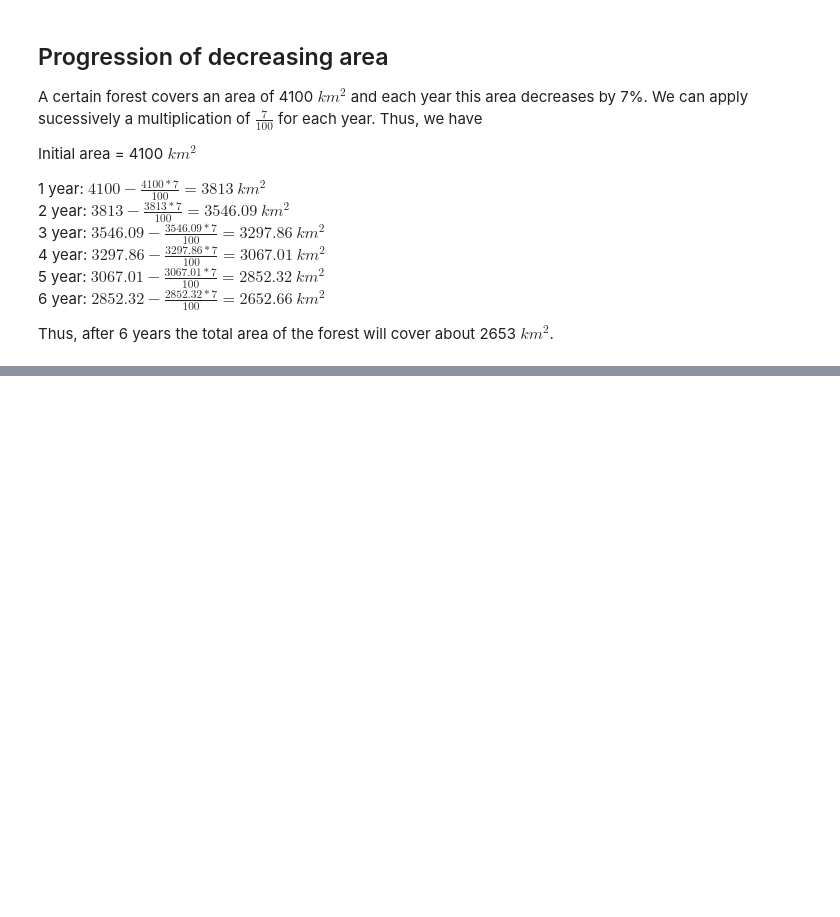
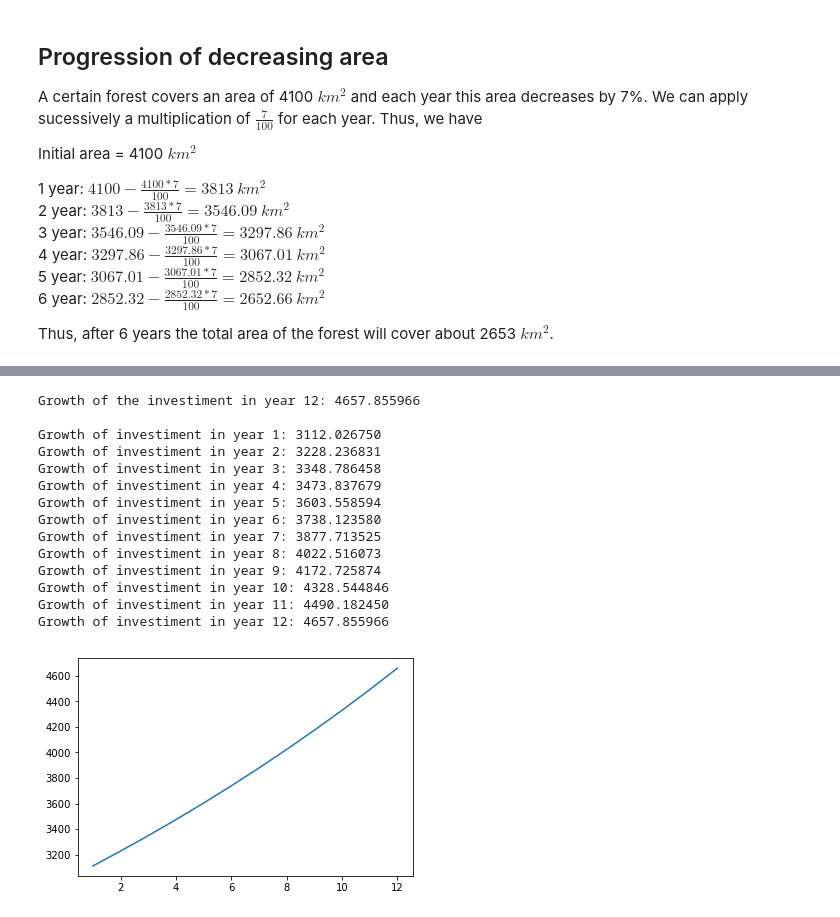
Before and after one commit to rogergranada/MOOCs, a Jupyter notebook: edX/ASUx/MAT170x/KnowledgeCheck.ipynb, the cells around one changed output, grey strips where cells are left out. Saved outputs shown, nothing was run; the diff lists cells and outputs as text; code cells hidden in the pictures; blank space fills up the shorter version.

```diff
--- a/edX/ASUx/MAT170x/KnowledgeCheck.ipynb
+++ b/edX/ASUx/MAT170x/KnowledgeCheck.ipynb
@@ -290,0 +384,39 @@ $
+# %%
+# data received by the question
+P = 3000
+n = 2
+r = 3.7/100
+
+# calculating the value of A for each year
+t, A = 0, 0
+while A < 4500:
+    t += 1
+    A = 3000*((1+(r/n))**(n*t))
+print 'Growth of the investiment in year %d: %f' % (t, A)
+print
+vyear, vA = [], []
+for year in range(1, t+1):
+    A = 3000*((1+(r/n))**(n*year))
+    print 'Growth of investiment in year %d: %f' % (year, A)
+    vyear.append(year)
+    vA.append(A)
+
+plt.clf()
+plt.plot(vyear, vA)
+plt.show()
+# %% [output]
+Growth of the investiment in year 12: 4657.855966
+
+Growth of investiment in year 1: 3112.026750
+Growth of investiment in year 2: 3228.236831
+Growth of investiment in year 3: 3348.786458
+Growth of investiment in year 4: 3473.837679
+Growth of investiment in year 5: 3603.558594
+Growth of investiment in year 6: 3738.123580
+Growth of investiment in year 7: 3877.713525
+Growth of investiment in year 8: 4022.516073
+Growth of investiment in year 9: 4172.725874
+Growth of investiment in year 10: 4328.544846
+Growth of investiment in year 11: 4490.182450
+Growth of investiment in year 12: 4657.855966
+[figure, added]
```
Also changed, not shown: parts of 12 cells of this notebook.
